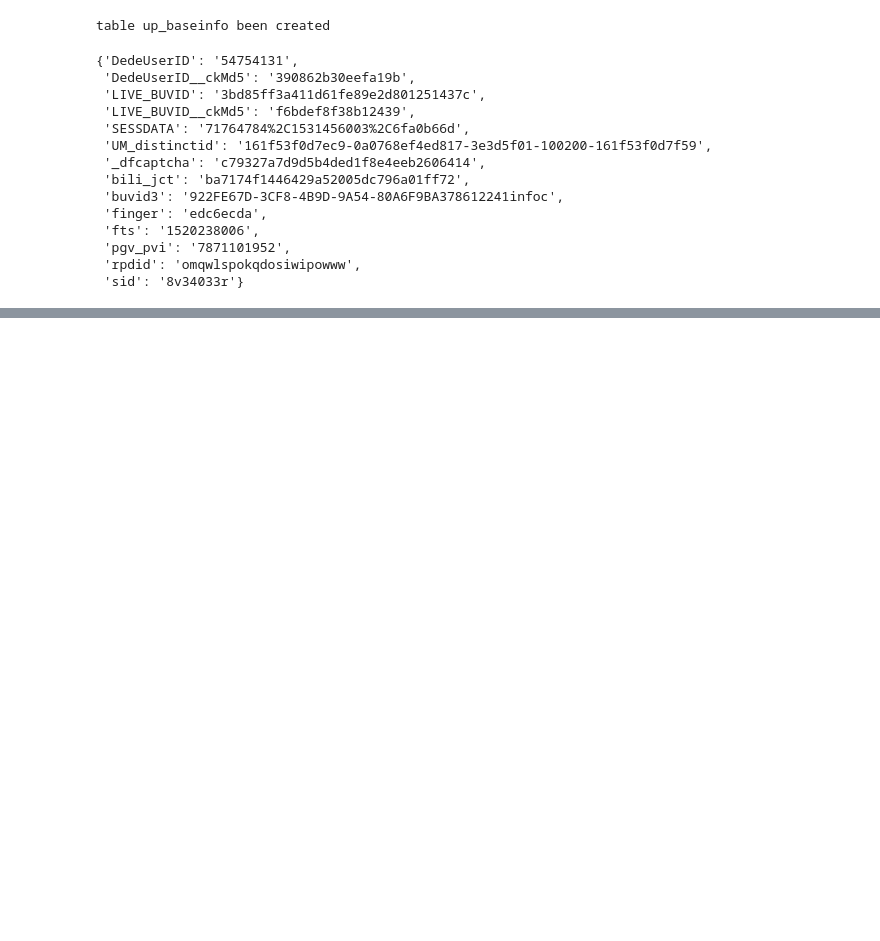
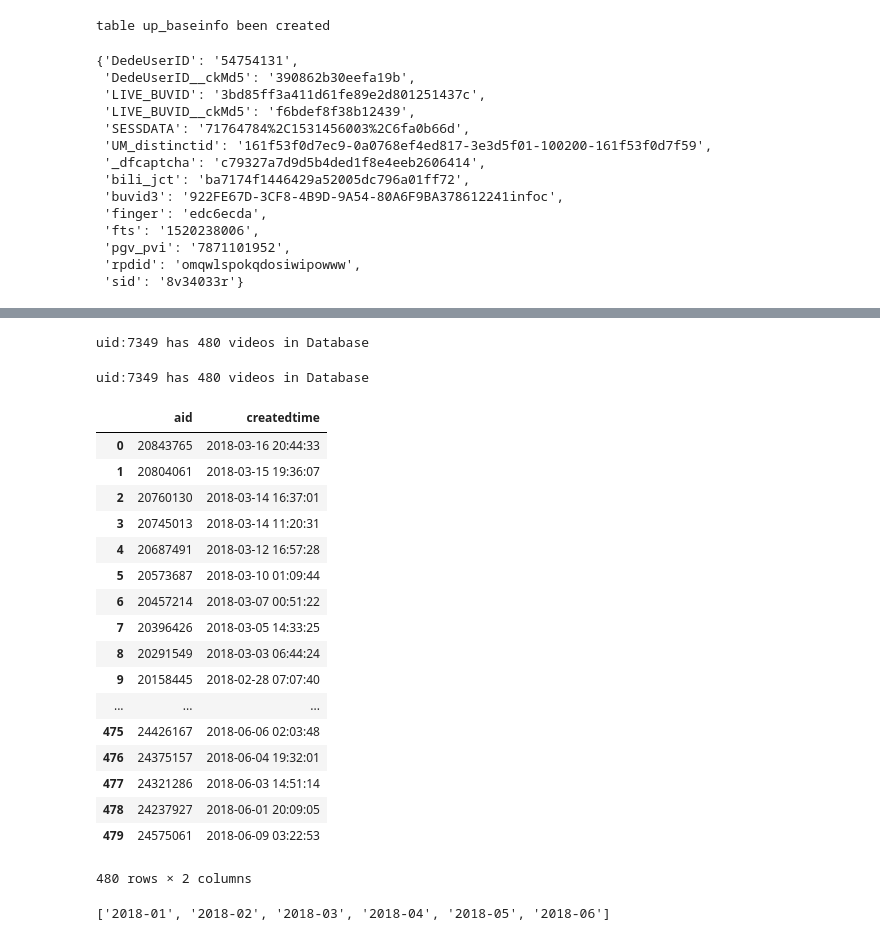
Before and after one commit to zealotxxpp/Crawl_Bili, a Jupyter notebook: Untitled2.ipynb, the cells around one changed output, grey strips where cells are left out. Drawn from its saved outputs; the diff is of its cells as text; code cells hidden in the pictures; blank space fills up the shorter version.

```diff
--- a/Untitled2.ipynb
+++ b/Untitled2.ipynb
@@ -951,0 +1193,4 @@ cookies
+# %%
+uid = 7349
+todo_timestamp_list = []
+cookies = {}
@@ -951,0 +1571,53 @@ cookies
+# %%
+aidcreattime_DF = get_aidcreattime_DF(7349)
+# %% [output]
+uid:7349 has 480 videos in Database
+# %%
+def get_aidcreattime_DF(uid):
+
+    global config
+    connection = pymysql.connect(**config)
+    cur = connection.cursor(pymysql.cursors.DictCursor)
+
+    sql = "SELECT DISTINCT b.aid, b.createdtime FROM uper_videos b WHERE b.uid = %s"
+    cur.execute(sql % uid)
+
+    data = cur.fetchall()
+    cur.close()
+    connection.close()
+
+    if len(data) == 0:
+        DF = DataFrame()
+        print('uid:%s has no video in Database' % uid)
+        return DF
+
+    DF = DataFrame(data)
+    print('uid:%s has %s videos in Database' % (uid,len(DF)))
+    return DF
+# %%
+uid = 7349
+# %%
+aidcreattime_DF = get_aidcreattime_DF(uid)
+# %% [output]
+uid:7349 has 480 videos in Database
+# %%
+aidcreattime_DF
+# %% [output]
+|  | aid | createdtime |
+| 0 | 20843765 | 2018-03-16 20:44:33 |
+| 1 | 20804061 | 2018-03-15 19:36:07 |
+| 2 | 20760130 | 2018-03-14 16:37:01 |
+| 3 | 20745013 | 2018-03-14 11:20:31 |
+| 4 | 20687491 | 2018-03-12 16:57:28 |
+| 5 | 20573687 | 2018-03-10 01:09:44 |
+| 6 | 20457214 | 2018-03-07 00:51:22 |
+| 7 | 20396426 | 2018-03-05 14:33:25 |
+| 8 | 20291549 | 2018-03-03 06:44:24 |
+| 9 | 20158445 | 2018-02-28 07:07:40 |
+| ... | ... | ... |
+| 475 | 24426167 | 2018-06-06 02:03:48 |
+| 476 | 24375157 | 2018-06-04 19:32:01 |
+| 477 | 24321286 | 2018-06-03 14:51:14 |
+| 478 | 24237927 | 2018-06-01 20:09:05 |
+| 479 | 24575061 | 2018-06-09 03:22:53 |
+480 rows × 2 columns
@@ -951,0 +1655,4 @@ cookies
+# %%
+get_rolldate_monthlist(23693979)
+# %% [output]
+['2018-01', '2018-02', '2018-03', '2018-04', '2018-05', '2018-06']
```
Also changed, not shown: parts of 60 cells of this notebook, 3 other files.
